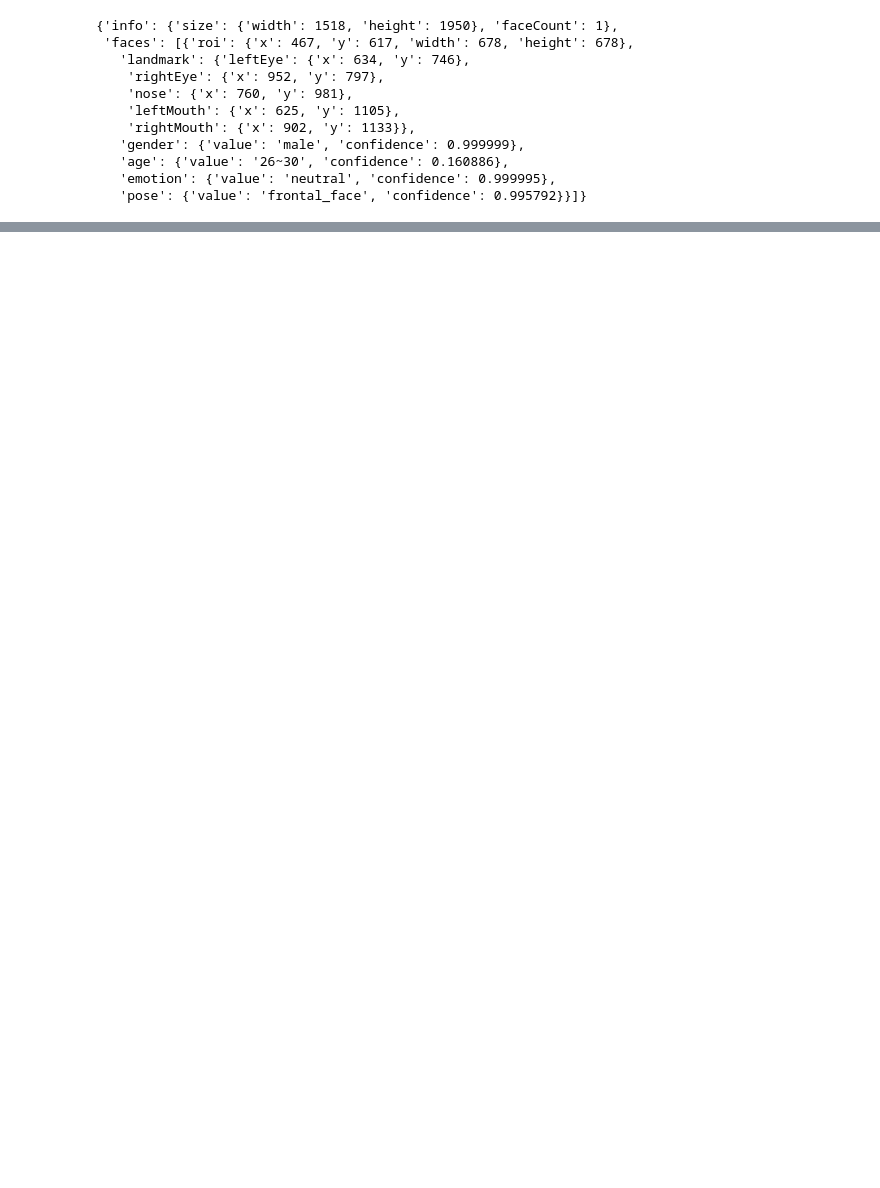
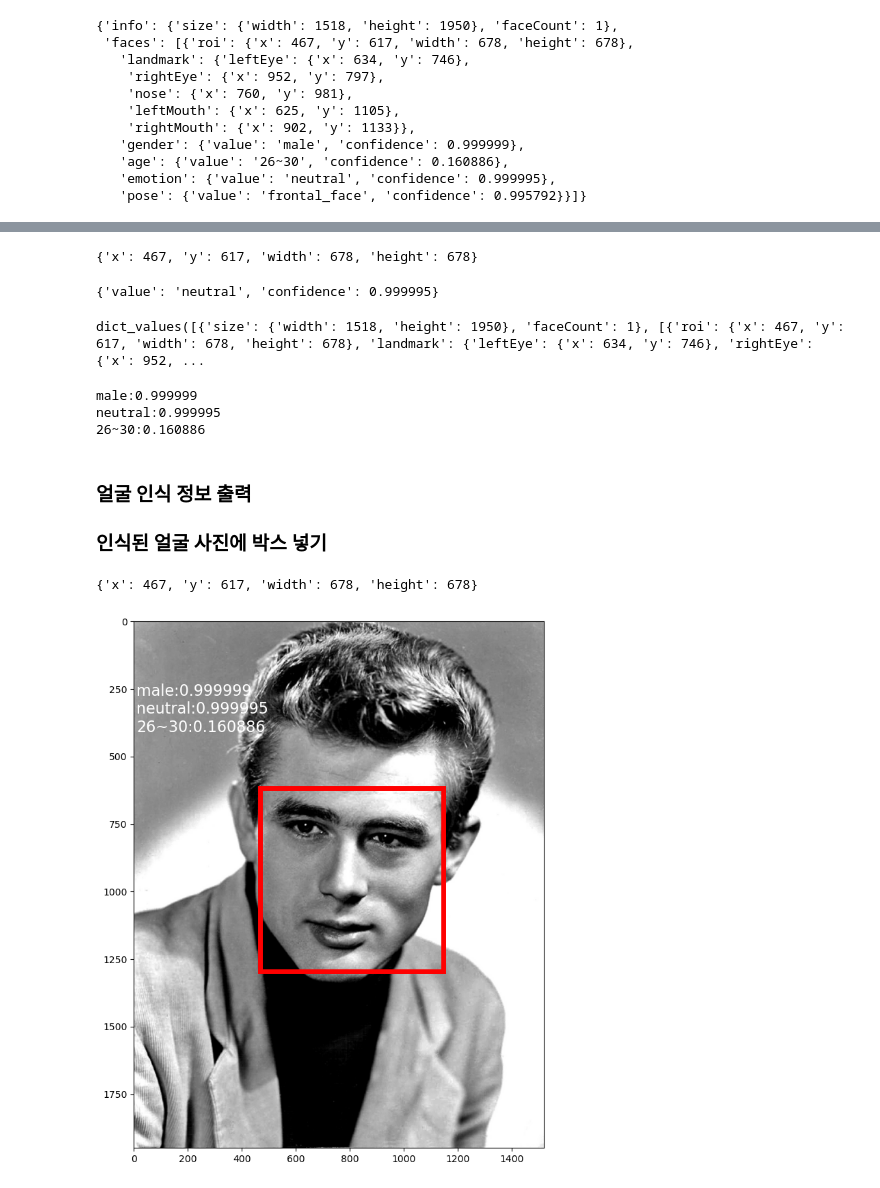
Before and after one commit to Jamikidu/green_data, a Jupyter notebook: naver_api_face.ipynb, the cells around one changed output, grey strips where cells are left out. Cells and saved outputs as stored; diff of their text form; code cells hidden in the pictures; blank space fills up the shorter version.

Commit message:
face2

```diff
--- a/naver_api_face.ipynb
+++ b/naver_api_face.ipynb
@@ -86,0 +80,77 @@ dict_values([{'size': {'width': 1518, 'height': 1950}, 'faceCount': 1}, [{'celeb
+# %%
+detect_result['faces'][0]['roi']  # faces 키가 리스트형
+# %% [output]
+{'x': 467, 'y': 617, 'width': 678, 'height': 678}
+# %%
+detect_result['faces'][0]['emotion']
+# %% [output]
+{'value': 'neutral', 'confidence': 0.999995}
+# %%
+detect_result.values()
+# %% [output]
+dict_values([{'size': {'width': 1518, 'height': 1950}, 'faceCount': 1}, [{'roi': {'x': 467, 'y': 617, 'width': 678, 'height': 678}, 'landmark': {'leftEye': {'x': 634, 'y': 746}, 'rightEye': {'x': 952, ...
+# %%
+x, y, w, h = detect_result['faces'][0]['roi'].values()
+gender, gen_confidence = detect_result['faces'][0]['gender'].values()
+# print(gender)
+# print(gen_confidence)
+# print(x, y, w, h)
+emotion, emo_confidence = detect_result['faces'][0]['emotion'].values()
+age, age_confidence = detect_result['faces'][0]['age'].values()
+# 사진 위에 얼굴 정보 출력
+annotation = f"{gender}:{gen_confidence}\n{emotion}:{emo_confidence}\n{age}:{age_confidence}"
+print(annotation)
+# %% [output]
+male:0.999999
+neutral:0.999995
+26~30:0.160886
+# %% [markdown]
+### 얼굴 인식 정보 출력
+### 인식된 얼굴 사진에 박스 넣기
+# %%
+import requests
+import json
+import matplotlib.pyplot as plt
+import matplotlib.image as mpimg
+import matplotlib.patches as pathces
+
+client_id = "xQ9s_lBVfpWulFnKVxvG"
+client_secret = "llmGX6blcU"
+url = "https://openapi.naver.com/v1/vision/face"  # 유명인 얼굴 인식(일치 확률)
+files = {'image': open('./datas/face_detection1.jpg', 'rb')}
+headers = {'X-Naver-Client-Id': client_id, 'X-Naver-Client-Secret': client_secret }
+# post()로 보내기
+response = requests.post(url,  files=files, headers=headers)
+
+
+detect_result = json.loads(response.text)
+detect_result
+
+
+detect_result.keys()
+detect_result['faces']
+detect_result['faces'][0]['roi']
+
+# values()로 값을 받고 그 값을 개수에 맞춰 각 변수에 저장함
+x, y, w, h = detect_result['faces'][0]['roi'].values()
+gender, gen_confidence = detect_result['faces'][0]['gender'].values()
+emotion, emo_confidence = detect_result['faces'][0]['emotion'].values()
+age, age_confidence = detect_result['faces'][0]['age'].values()
+# 사진 위에 얼굴 정보 출력
+annotation = f"{gender}:{gen_confidence}\n{emotion}:{emo_confidence}\n{age}:{age_confidence}"
+
+
+img = mpimg.imread("./datas/face_detection1.jpg")
+fig, ax = plt.subplots(figsize=(10,10))
+ax.imshow(img)
+
+# 얼굴 인식 박스 그리기(linewidth-선 굵기, edgecolor-테두리색, facecolor-채움색)
+rect_face = pathces.Rectangle((x,y), w, h, linewidth=5, edgecolor='r', facecolor='none')
+
+ax.add_patch(rect_face)
+# plt.text()는 사진에 글자를 입력하는 함수
+plt.text(10, 400, annotation, wrap=True, color='white', fontsize='16')
+plt.show()
+# %% [output]
+{'x': 467, 'y': 617, 'width': 678, 'height': 678}
+[figure, added]
```
Also changed, not shown: parts of 7 cells of this notebook.
